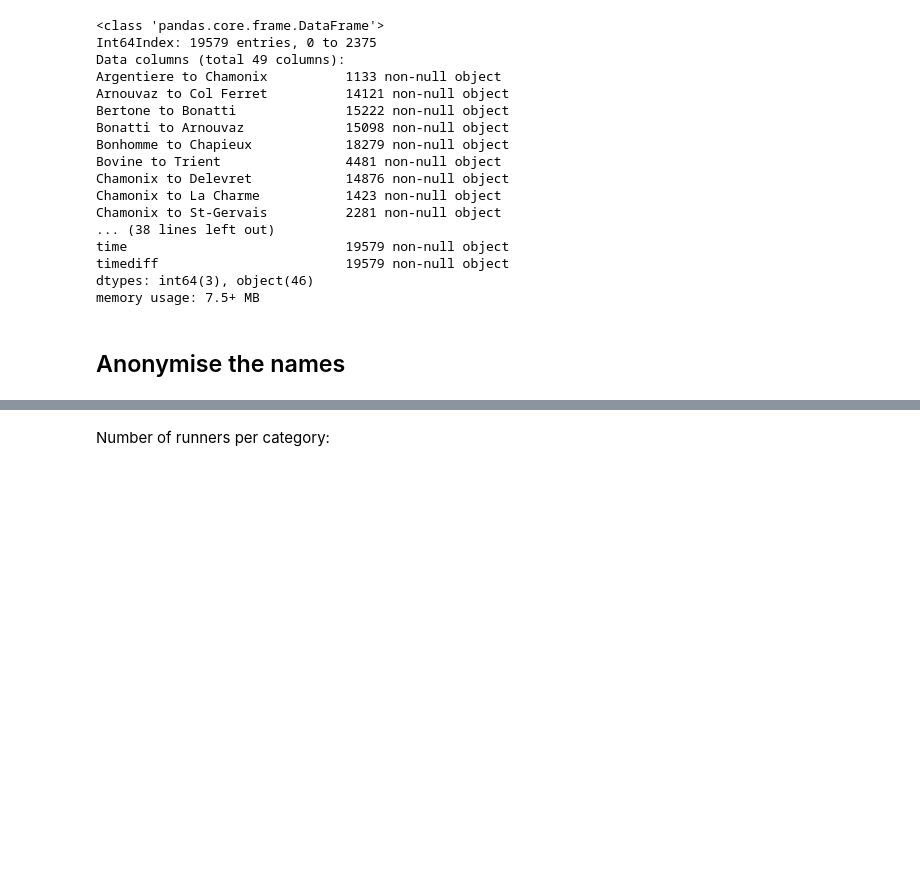
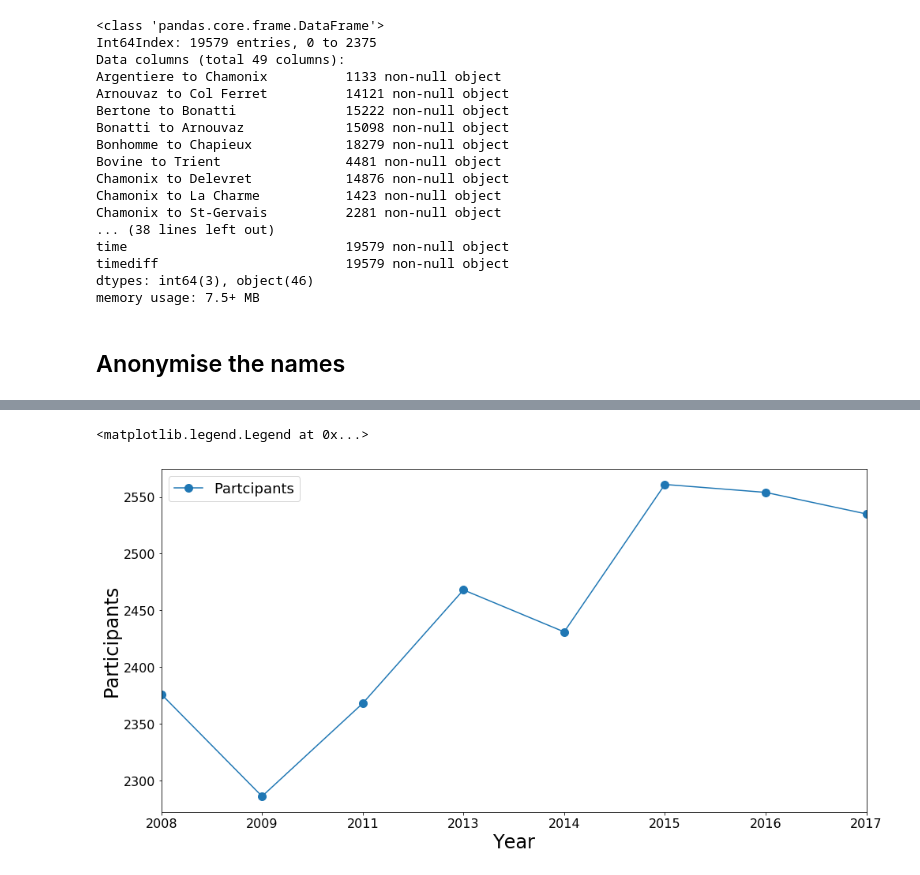
Before and after one commit to CathalMcC15/Analysing_Ultra_Marathons, a Jupyter notebook: Prep1.ipynb, the cells around one changed output, grey strips where cells are left out. Drawn from its saved outputs; the diff is of its cells as text; code cells hidden in the pictures; blank space fills up the shorter version.

```diff
--- a/Prep1.ipynb
+++ b/Prep1.ipynb
@@ -1021,2 +1078,10 @@ yearly.size()
-# %% [markdown]
-Number of runners per category:
+# %%
+plt.figure()
+ax = yearly.size().plot(kind='line', figsize=(16, 8), fontsize = 16, marker = 'o', ms=10)
+ax.set_ylabel('Participants', fontsize = 24)
+
+ax.set_xlabel('Year', fontsize = 24)
+ax.legend(['Partcipants'], frameon=True, ncol=2, loc='upper left', fontsize = 18)
+# %% [output]
+<matplotlib.legend.Legend at 0x...>
+[figure, added]
```
Also changed, not shown: parts of 77 cells of this notebook.
